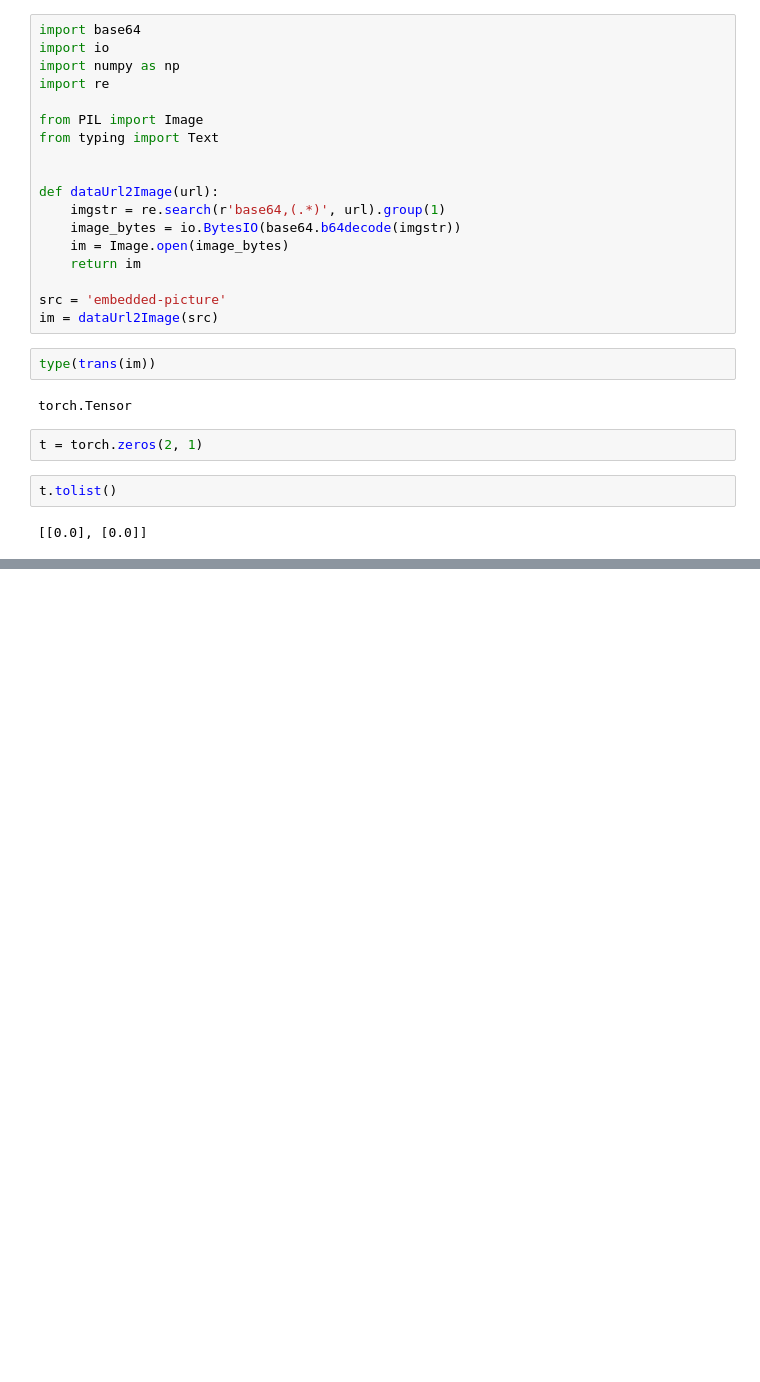
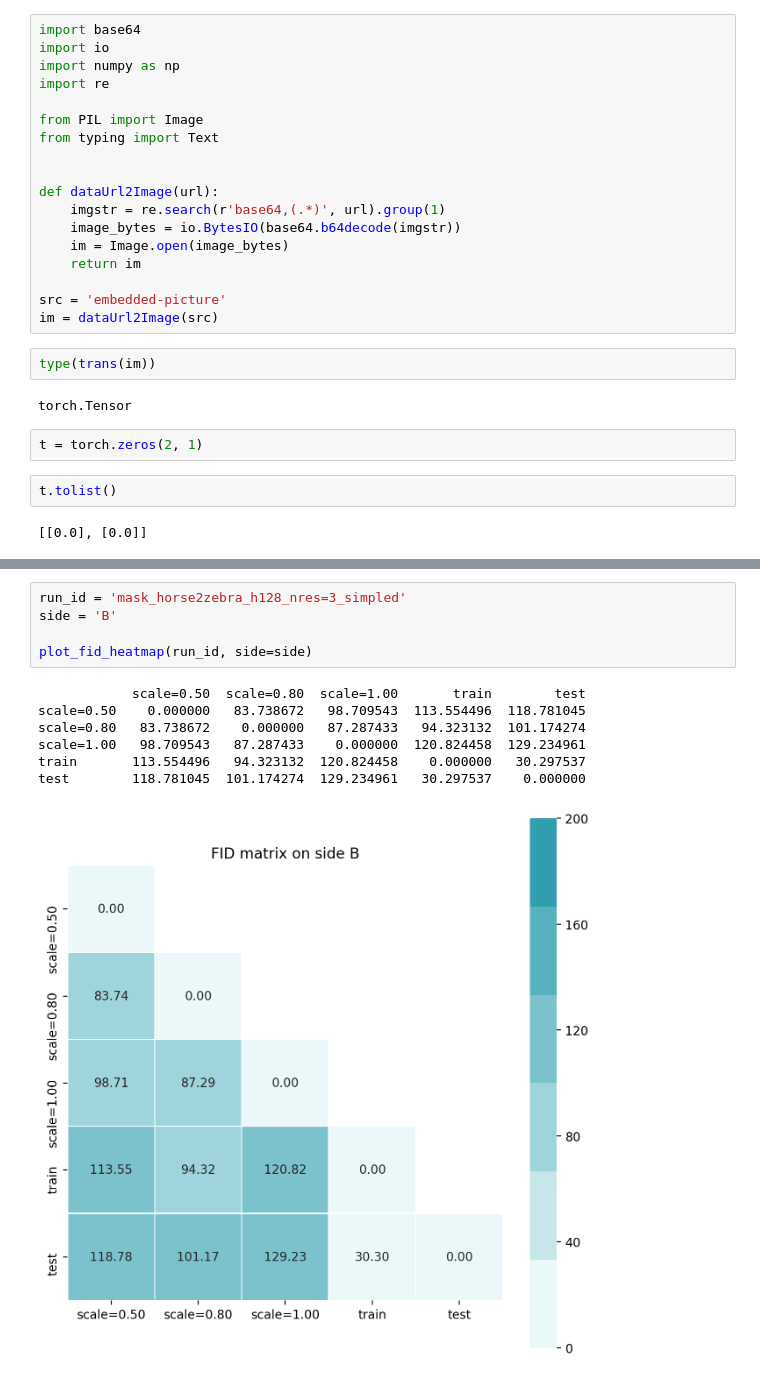
Before and after one commit to minfawang/mask-cgan, a Jupyter notebook: explore.ipynb, the cells around one changed output, grey strips where cells are left out. Drawn from its saved outputs; the diff is of its cells as text; blank space fills up the shorter version.

```diff
--- a/explore.ipynb
+++ b/explore.ipynb
@@ -43,0 +92,13 @@ t.tolist()
+# %%
+run_id = 'mask_horse2zebra_h128_nres=3_simpled'
+side = 'B'
+
+plot_fid_heatmap(run_id, side=side)
+# %% [output]
+            scale=0.50  scale=0.80  scale=1.00       train        test
+scale=0.50    0.000000   83.738672   98.709543  113.554496  118.781045
+scale=0.80   83.738672    0.000000   87.287433   94.323132  101.174274
+scale=1.00   98.709543   87.287433    0.000000  120.824458  129.234961
+train       113.554496   94.323132  120.824458    0.000000   30.297537
+test        118.781045  101.174274  129.234961   30.297537    0.000000
+[figure, added]
```
Also changed, not shown: parts of 2 cells of this notebook, 5 other files.
